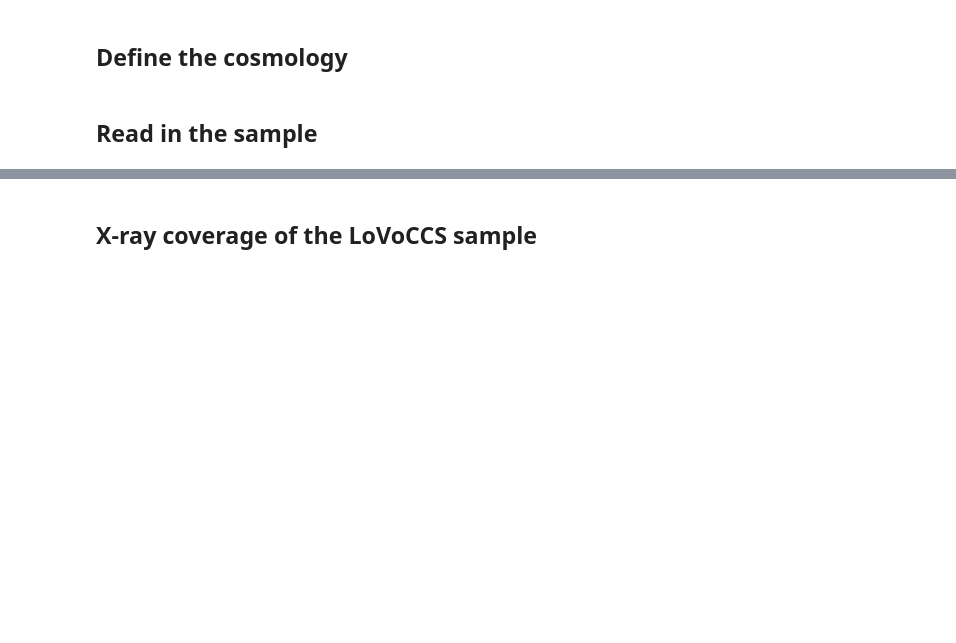
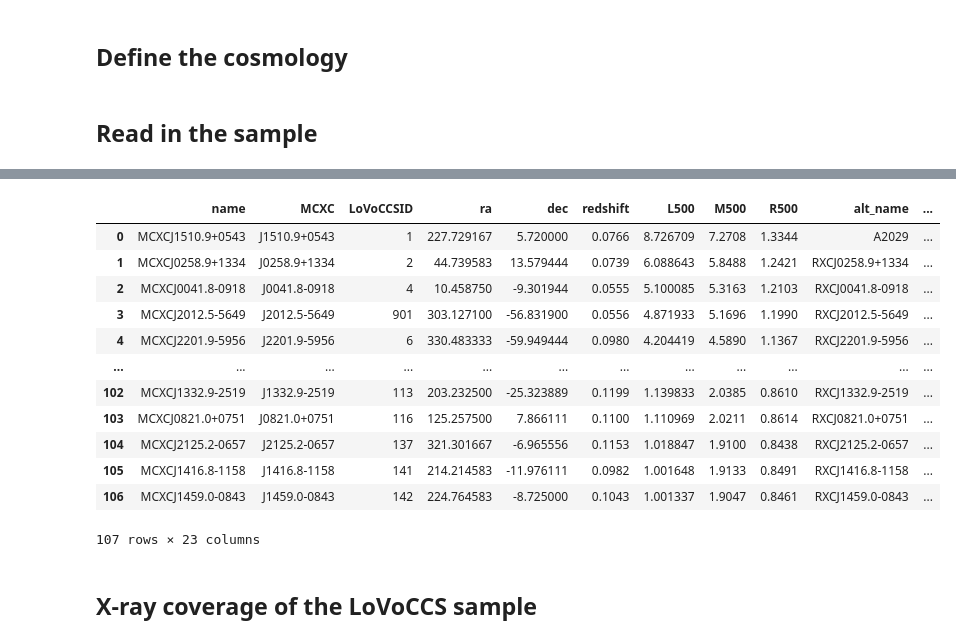
Before and after one commit to LoVoCCS/X-LoVoCCS-Data, a Jupyter notebook: proposals/XMM2023/exploring_targets.ipynb, the cells around one changed output, grey strips where cells are left out. Cells and saved outputs as stored; diff of their text form; code cells hidden in the pictures; blank space fills up the shorter version.

```diff
--- a/proposals/XMM2023/exploring_targets.ipynb
+++ b/proposals/XMM2023/exploring_targets.ipynb
@@ -104,5 +101,21 @@ south    76
 north     3
 Name: count, dtype: int64
+# %%
+rel_samp
+# %% [output]
+|  | name | MCXC | LoVoCCSID | ra | dec | redshift | L500 | M500 | R500 | alt_name | ... |
+| 0 | MCXCJ1510.9+0543 | J1510.9+0543 | 1 | 227.729167 | 5.720000 | 0.0766 | 8.726709 | 7.2708 | 1.3344 | A2029 | ... |
+| 1 | MCXCJ0258.9+1334 | J0258.9+1334 | 2 | 44.739583 | 13.579444 | 0.0739 | 6.088643 | 5.8488 | 1.2421 | RXCJ0258.9+1334 | ... |
+| 2 | MCXCJ0041.8-0918 | J0041.8-0918 | 4 | 10.458750 | -9.301944 | 0.0555 | 5.100085 | 5.3163 | 1.2103 | RXCJ0041.8-0918 | ... |
+| 3 | MCXCJ2012.5-5649 | J2012.5-5649 | 901 | 303.127100 | -56.831900 | 0.0556 | 4.871933 | 5.1696 | 1.1990 | RXCJ2012.5-5649 | ... |
+| 4 | MCXCJ2201.9-5956 | J2201.9-5956 | 6 | 330.483333 | -59.949444 | 0.0980 | 4.204419 | 4.5890 | 1.1367 | RXCJ2201.9-5956 | ... |
+| ... | ... | ... | ... | ... | ... | ... | ... | ... | ... | ... | ... |
+| 102 | MCXCJ1332.9-2519 | J1332.9-2519 | 113 | 203.232500 | -25.323889 | 0.1199 | 1.139833 | 2.0385 | 0.8610 | RXCJ1332.9-2519 | ... |
+| 103 | MCXCJ0821.0+0751 | J0821.0+0751 | 116 | 125.257500 | 7.866111 | 0.1100 | 1.110969 | 2.0211 | 0.8614 | RXCJ0821.0+0751 | ... |
+| 104 | MCXCJ2125.2-0657 | J2125.2-0657 | 137 | 321.301667 | -6.965556 | 0.1153 | 1.018847 | 1.9100 | 0.8438 | RXCJ2125.2-0657 | ... |
+| 105 | MCXCJ1416.8-1158 | J1416.8-1158 | 141 | 214.214583 | -11.976111 | 0.0982 | 1.001648 | 1.9133 | 0.8491 | RXCJ1416.8-1158 | ... |
+| 106 | MCXCJ1459.0-0843 | J1459.0-0843 | 142 | 224.764583 | -8.725000 | 0.1043 | 1.001337 | 1.9047 | 0.8461 | RXCJ1459.0-0843 | ... |
+107 rows × 23 columns
 # %% [markdown]
 ## X-ray coverage of the LoVoCCS sample
 # %%
```
Also changed, not shown: parts of 16 cells of this notebook, 5 other files.
